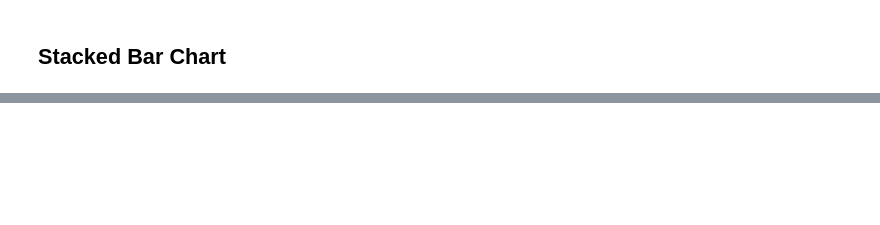
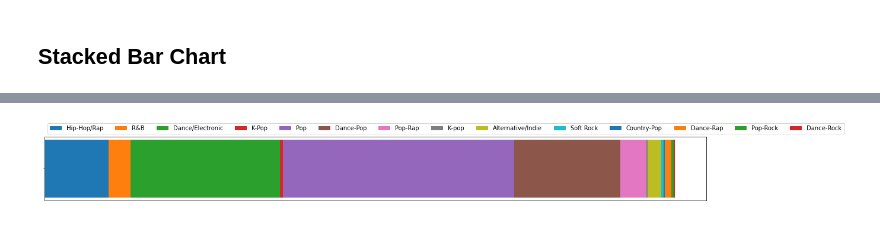
Before and after one commit to ntrllog/Music-Genre-Visualization, a Jupyter notebook: Music Genre Visualization.ipynb, the cells around one changed output, grey strips where cells are left out. Saved outputs shown, nothing was run; the diff lists cells and outputs as text; code cells hidden in the pictures; blank space fills up the shorter version.

```diff
--- a/Music Genre Visualization.ipynb
+++ b/Music Genre Visualization.ipynb
@@ -106,0 +65,17 @@ fig.savefig('pictures/scatter.png', bbox_inches='tight')
+# %%
+data = np.array(values)
+data_cum = data.cumsum()
+
+fig, ax = plt.subplots(figsize=(20, 2))
+ax.invert_yaxis()
+ax.xaxis.set_visible(False)
+
+for i, colname in enumerate(labels):
+    width = data[i]
+    start = data_cum[i] - width
+    ax.barh(0, width, left=start, label=colname, tick_label='')
+
+ax.legend(ncol=len(labels), bbox_to_anchor=(0, 1), loc='lower left')
+plt.show()
+# %% [output]
+[figure, added]
```
Also changed, not shown: parts of 11 cells of this notebook, 6 other files.
